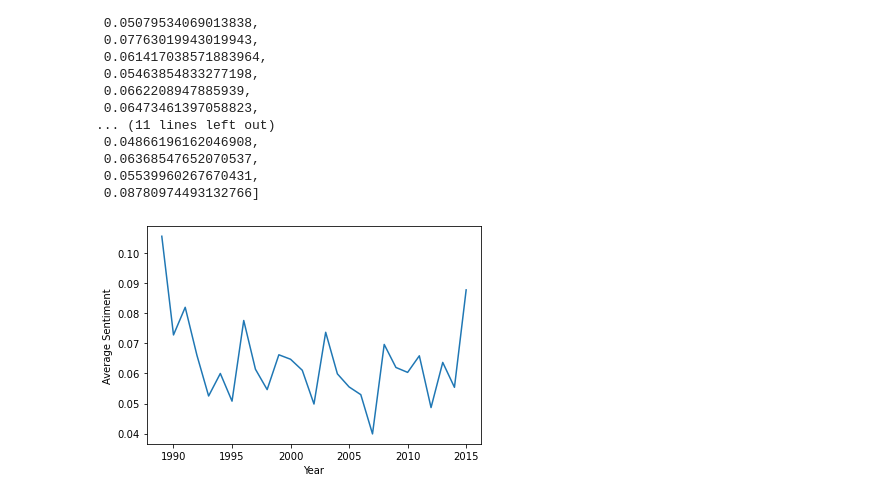
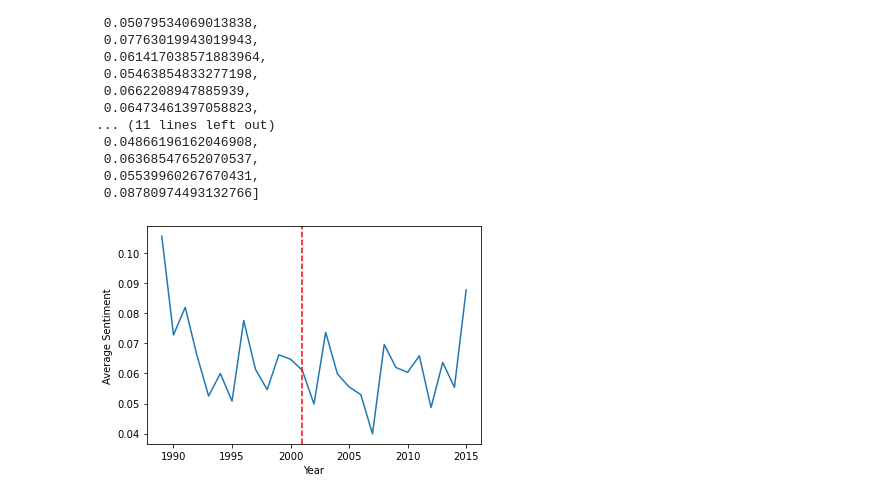
Before and after one commit to athena-xiourouppa/NLP-The-Simpsons-and-9-11, a Jupyter notebook: Partition Script by Year and Map Lines.ipynb, the cells around one changed output. Cells and saved outputs as stored; diff of their text form; code cells hidden in the pictures.

```diff
--- a/Partition Script by Year and Map Lines.ipynb
+++ b/Partition Script by Year and Map Lines.ipynb
@@ -205,12 +205,15 @@ import matplotlib.pyplot as plt
 # %%
 plt.plot(range(1989,2016), sentiment_avg_byyear)
 
 # Axis labels and legend
 plt.xlabel("Year")
 plt.ylabel("Average Sentiment")
 
+# Vertical line indicating 9/11
+plt.axvline(x = 2001, color = 'r', linestyle = '--')
+
 # Save figure
-plt.savefig('sentiment_year_avg.png')
+plt.savefig('sentiment_year_avg.eps')
 plt.show()
 # %% [output]
-[figure, old version]
+[figure, new version]
```
Also changed, not shown: 3 other files.
